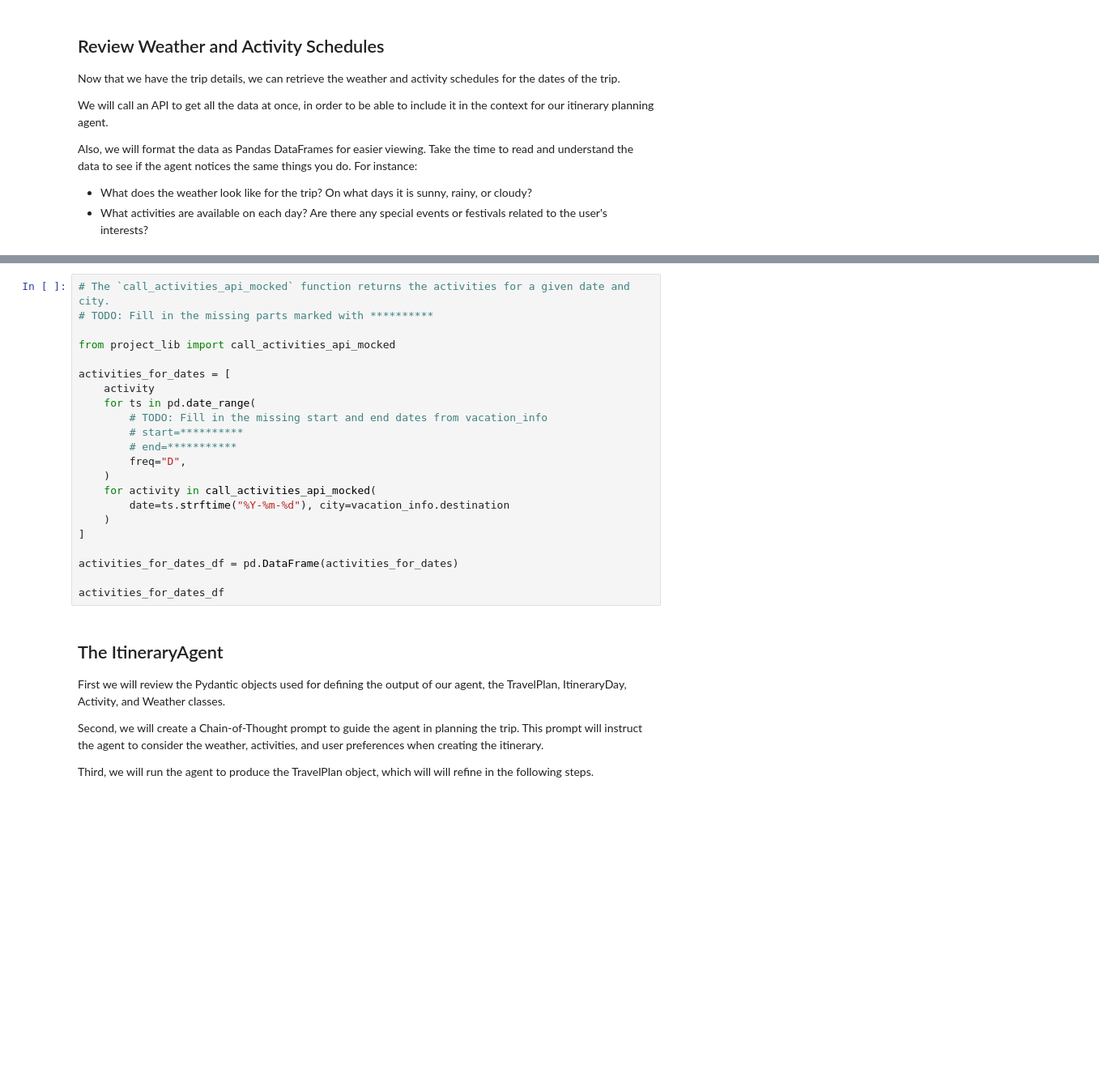
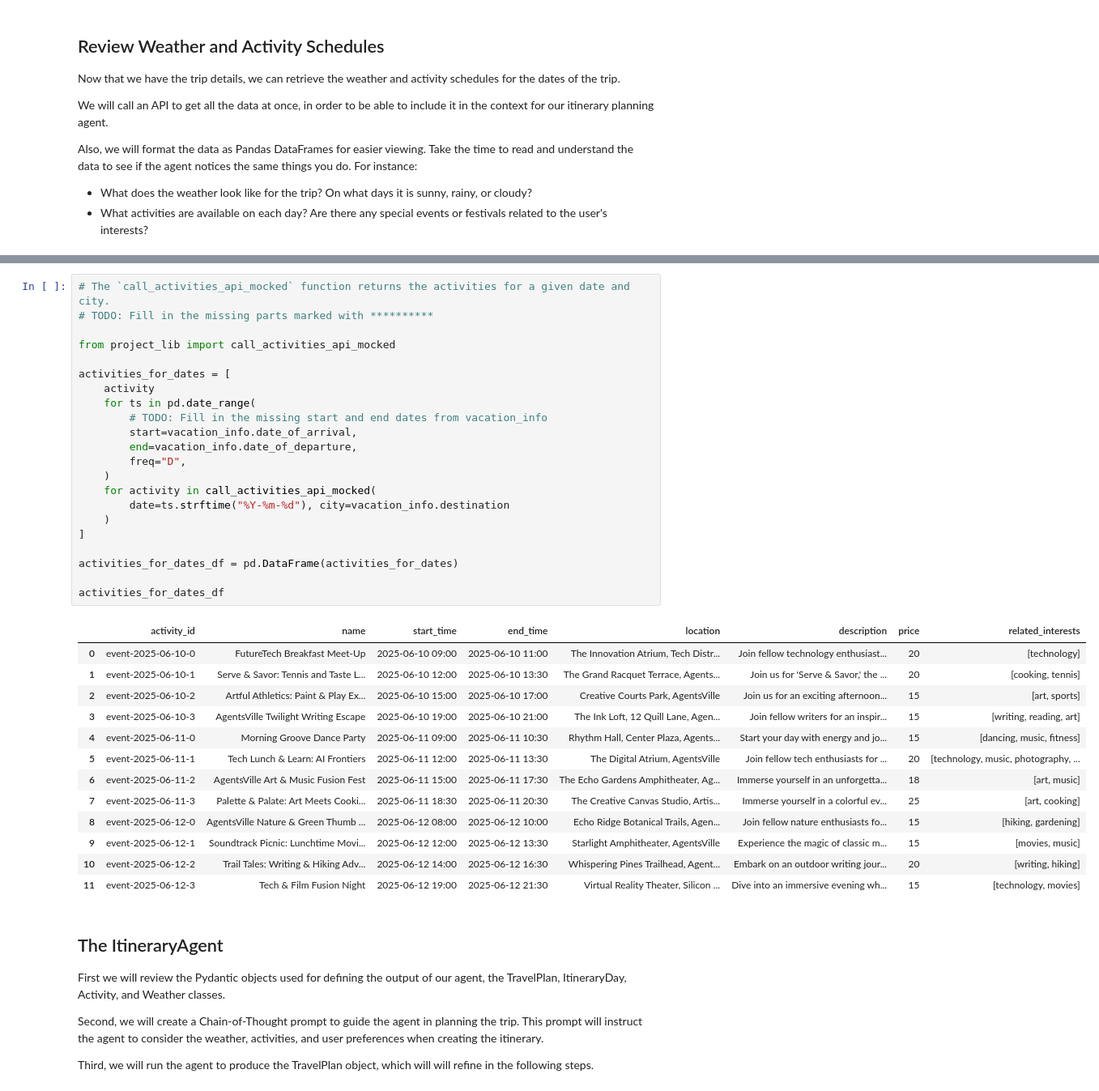
Before and after one commit to linuxbender/agentic-ai-nd, a Jupyter notebook: Course-01/project-agentsVille-trip-planner/project_starter.ipynb, the cells around one changed output, grey strips where cells are left out. Shown at 81% size. Cells and saved outputs as stored; diff of their text form; blank space fills up the shorter version.

```diff
--- a/Course-01/project-agentsVille-trip-planner/project_starter.ipynb
+++ b/Course-01/project-agentsVille-trip-planner/project_starter.ipynb
@@ -232,25 +240,39 @@ weather_for_dates_df
 # %%
 # The `call_activities_api_mocked` function returns the activities for a given date and city.
 # TODO: Fill in the missing parts marked with **********
 
 from project_lib import call_activities_api_mocked
 
 activities_for_dates = [
     activity
     for ts in pd.date_range(
         # TODO: Fill in the missing start and end dates from vacation_info
-        # start=**********
-        # end=***********
+        start=vacation_info.date_of_arrival,
+        end=vacation_info.date_of_departure,
         freq="D",
     )
     for activity in call_activities_api_mocked(
         date=ts.strftime("%Y-%m-%d"), city=vacation_info.destination
     )
 ]
 
 activities_for_dates_df = pd.DataFrame(activities_for_dates)
 
 activities_for_dates_df
+# %% [output]
+|  | activity_id | name | start_time | end_time | location | description | price | related_interests |
+| 0 | event-2025-06-10-0 | FutureTech Breakfast Meet-Up | 2025-06-10 09:00 | 2025-06-10 11:00 | The Innovation Atrium, Tech Distr... | Join fellow technology enthusiast... | 20 | [technology] |
+| 1 | event-2025-06-10-1 | Serve & Savor: Tennis and Taste L... | 2025-06-10 12:00 | 2025-06-10 13:30 | The Grand Racquet Terrace, Agents... | Join us for 'Serve & Savor,' the ... | 20 | [cooking, tennis] |
+| 2 | event-2025-06-10-2 | Artful Athletics: Paint & Play Ex... | 2025-06-10 15:00 | 2025-06-10 17:00 | Creative Courts Park, AgentsVille | Join us for an exciting afternoon... | 15 | [art, sports] |
+| 3 | event-2025-06-10-3 | AgentsVille Twilight Writing Escape | 2025-06-10 19:00 | 2025-06-10 21:00 | The Ink Loft, 12 Quill Lane, Agen... | Join fellow writers for an inspir... | 15 | [writing, reading, art] |
+| 4 | event-2025-06-11-0 | Morning Groove Dance Party | 2025-06-11 09:00 | 2025-06-11 10:30 | Rhythm Hall, Center Plaza, Agents... | Start your day with energy and jo... | 15 | [dancing, music, fitness] |
+| 5 | event-2025-06-11-1 | Tech Lunch & Learn: AI Frontiers | 2025-06-11 12:00 | 2025-06-11 13:30 | The Digital Atrium, AgentsVille | Join fellow tech enthusiasts for ... | 20 | [technology, music, photography, ... |
+| 6 | event-2025-06-11-2 | AgentsVille Art & Music Fusion Fest | 2025-06-11 15:00 | 2025-06-11 17:30 | The Echo Gardens Amphitheater, Ag... | Immerse yourself in an unforgetta... | 18 | [art, music] |
+| 7 | event-2025-06-11-3 | Palette & Palate: Art Meets Cooki... | 2025-06-11 18:30 | 2025-06-11 20:30 | The Creative Canvas Studio, Artis... | Immerse yourself in a colorful ev... | 25 | [art, cooking] |
+| 8 | event-2025-06-12-0 | AgentsVille Nature & Green Thumb ... | 2025-06-12 08:00 | 2025-06-12 10:00 | Echo Ridge Botanical Trails, Agen... | Join fellow nature enthusiasts fo... | 15 | [hiking, gardening] |
+| 9 | event-2025-06-12-1 | Soundtrack Picnic: Lunchtime Movi... | 2025-06-12 12:00 | 2025-06-12 13:30 | Starlight Amphitheater, AgentsVille | Experience the magic of classic m... | 15 | [movies, music] |
+| 10 | event-2025-06-12-2 | Trail Tales: Writing & Hiking Adv... | 2025-06-12 14:00 | 2025-06-12 16:30 | Whispering Pines Trailhead, Agent... | Embark on an outdoor writing jour... | 20 | [writing, hiking] |
+| 11 | event-2025-06-12-3 | Tech & Film Fusion Night | 2025-06-12 19:00 | 2025-06-12 21:30 | Virtual Reality Theater, Silicon ... | Dive into an immersive evening wh... | 15 | [technology, movies] |
 # %% [markdown]
 ## The ItineraryAgent
 
```
Also changed, not shown: parts of 19 cells of this notebook.
